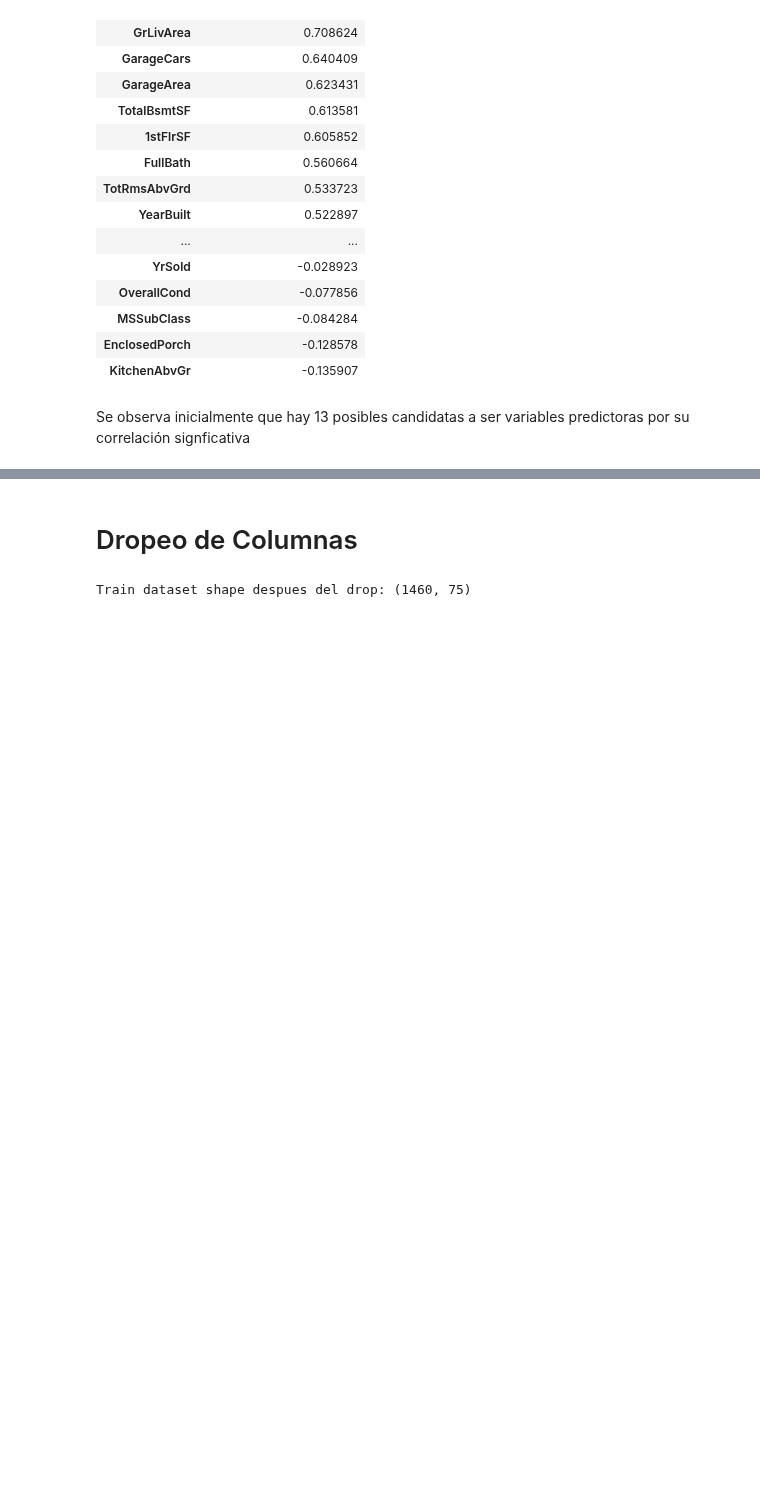
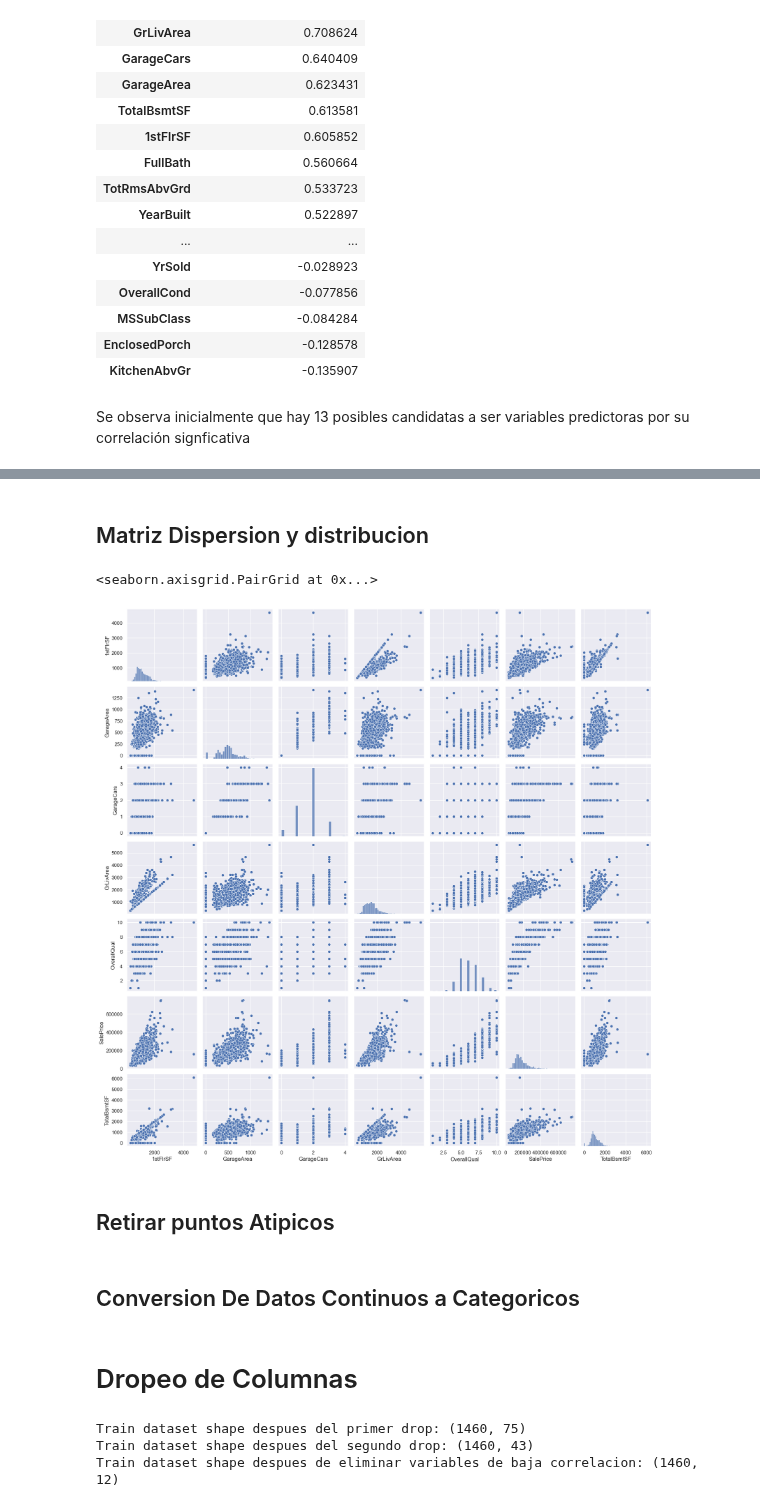
Before and after one commit to laurabg15/Exploraci-nInicial-, a Jupyter notebook: InitialExploration_Dataset.ipynb, the cells around one changed output, grey strips where cells are left out. Saved outputs shown, nothing was run; the diff lists cells and outputs as text; code cells hidden in the pictures; blank space fills up the shorter version.

```diff
--- a/InitialExploration_Dataset.ipynb
+++ b/InitialExploration_Dataset.ipynb
@@ -239,3 +267,16 @@ Se observa inicialmente que hay 13 posibles candidatas a ser variables predictor
+# %% [markdown]
+## Matriz Dispersion y distribucion
+# %%
+cols = correlation_with_target.index.difference(low_correlation_vars.index).tolist()
+sns.set()
+sns.pairplot(train_df[cols])
+# %% [output]
+<seaborn.axisgrid.PairGrid at 0x...>
+[figure, added]
+# %% [markdown]
+## Retirar puntos Atipicos
+# %% [markdown]
+## Conversion De Datos Continuos a Categoricos
 # %% [markdown]
 # Dropeo de Columnas
 # %%
@@ -254,13 +295,13 @@ columns_to_drop = [
 # por categoria, no aportan poder predictivo: son casi constantes o no muestran
 # diferencias relevantes en el target entre sus categorias.
 columns_to_drop_round2 = {
-    "Street": "Casi una constante",
-    "Utilities": "Casi una constante",
+    "Street": "Se comporta como constante, poca variación en las etiquetas",
+    "Utilities": "Se comporta como constante, poca variación en las etiquetas",
     "LotShape": "No hay variaciones significativas en la distribucion de SalePrice",
-    "LandContour": "Casi una constante",
+    "LandContour": "Se comporta como constante, poca variación en las etiquetas",
     "LotConfig": "No hay diferencias significativas en SalePrice",
     "LandSlope": "No hay diferencias significativas en SalePrice",
-    "Condition2": "Casi una constante",
+    "Condition2": "Se comporta como constante, poca variación en las etiquetas",
     "BldgType": "Misma respuesta en SalePrice entre categorias",
     "RoofStyle": "Misma respuesta en SalePrice entre categorias",
     "RoofMatl": "Misma respuesta en SalePrice entre categorias",
@@ -273,13 +314,19 @@ columns_to_drop_round2 = {
     "BsmtExposure": "Misma respuesta en SalePrice entre categorias",
     "BsmtFinType1": "Misma respuesta en SalePrice entre categorias",
     "BsmtFinType2": "Misma respuesta en SalePrice entre categorias",
-    "Heating": "Casi una constante",
+    "Heating": "Se comporta como constante, poca variación en las etiquetas",
+    "HeatingQC": "Misma respuesta en SalePrice entre categorias",
     "GarageType": "Misma respuesta en SalePrice entre categorias",
     "GarageQual": "Misma respuesta en SalePrice entre categorias",
     "GarageCond": "Misma respuesta en SalePrice entre categorias",
     "PavedDrive": "Misma respuesta en SalePrice / Casi una constante",
     "SaleType": "Misma respuesta en SalePrice entre categorias",
     "SaleCondition": "Misma respuesta en SalePrice entre categorias",
+    "Condition1":"Se comporta como constante, poca variación en las etiquetas",
+    "Electrical": "Misma respuesta en SalePrice entre categorias",
+    "Functional": "Misma respuesta en SalePrice entre categorias",
+    "Neighborhood": "Muchas categorias, Posible ruida en la respuesta final",
+    "MSZoning": "Misma respuesta en SalePrice entre categorias y poca variación en las etiquetas"
 }
 
 
@@ -289,5 +336,13 @@ print("Train dataset shape despues del primer drop:", train_df_cleaned.shape)
 
 train_df_cleaned = train_df_cleaned.drop(columns=list(columns_to_drop_round2.keys()))
 print("Train dataset shape despues del segundo drop:", train_df_cleaned.shape)
+
+
+#3. Elimino las variables numericas de baja correlacion con SalePrice
+# (definidas en low_correlation_vars), ya que aportan poco poder predictivo al modelo.
+train_df_cleaned = train_df_cleaned.drop(columns=low_correlation_vars.index, errors="ignore")
+print("Train dataset shape despues de eliminar variables de baja correlacion:", train_df_cleaned.shape)
 # %% [output]
-Train dataset shape despues del drop: (1460, 75)
+Train dataset shape despues del primer drop: (1460, 75)
+Train dataset shape despues del segundo drop: (1460, 43)
+Train dataset shape despues de eliminar variables de baja correlacion: (1460, 12)
```
Also changed, not shown: parts of 12 cells of this notebook.
